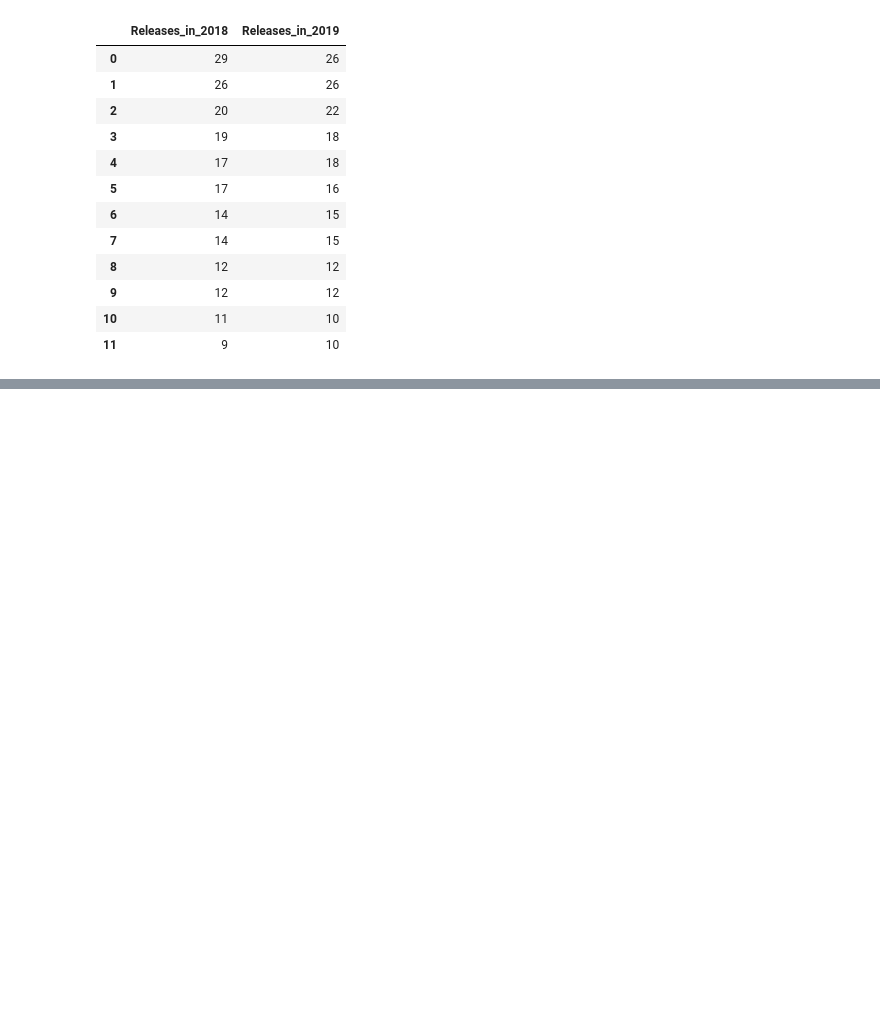
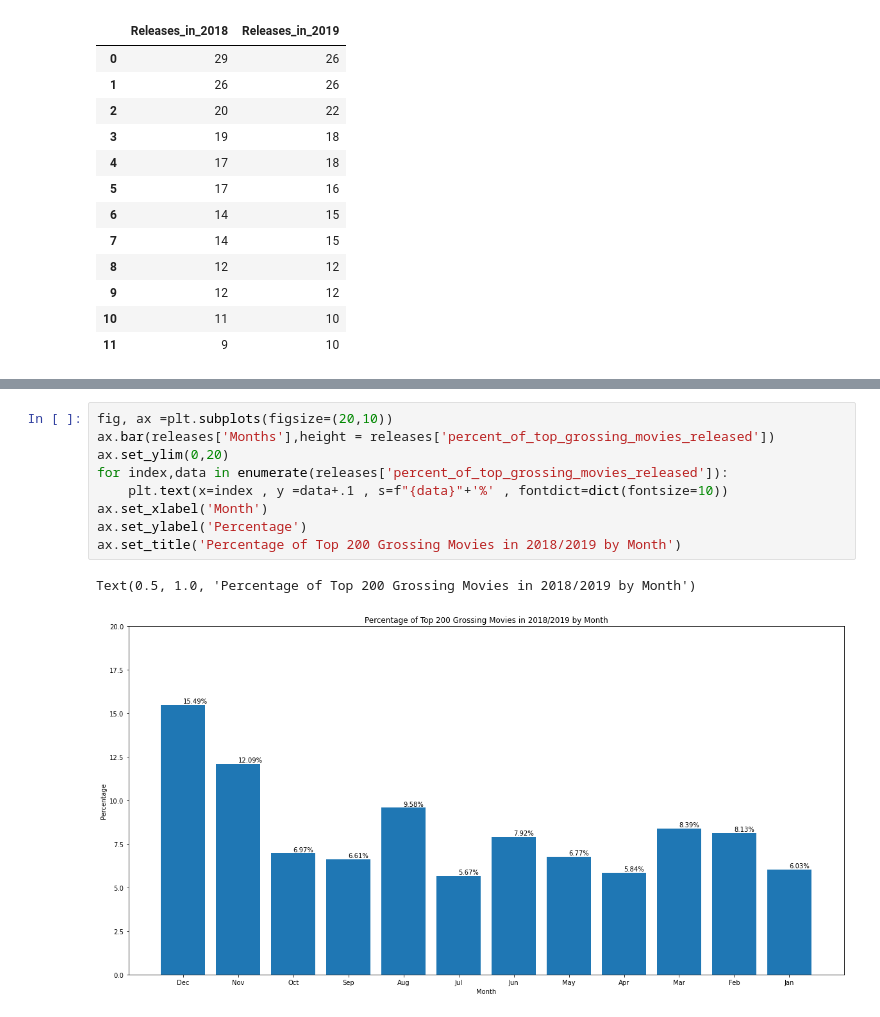
Before and after one commit to dmedd98/Group-4-Microsoft_Movie_Analysis, a Jupyter notebook: notebooks/bom_clean_ang.ipynb, the cells around one changed output, grey strips where cells are left out. Saved outputs shown, nothing was run; the diff lists cells and outputs as text; blank space fills up the shorter version.

```diff
--- a/notebooks/bom_clean_ang.ipynb
+++ b/notebooks/bom_clean_ang.ipynb
@@ -839,0 +919,12 @@ Name: Realease_Date, dtype: int64
+# %%
+fig, ax =plt.subplots(figsize=(20,10))
+ax.bar(releases['Months'],height = releases['percent_of_top_grossing_movies_released'])
+ax.set_ylim(0,20)
+for index,data in enumerate(releases['percent_of_top_grossing_movies_released']):
+    plt.text(x=index , y =data+.1 , s=f"{data}"+'%' , fontdict=dict(fontsize=10))
+ax.set_xlabel('Month')
+ax.set_ylabel('Percentage')
+ax.set_title('Percentage of Top 200 Grossing Movies in 2018/2019 by Month')
+# %% [output]
+Text(0.5, 1.0, 'Percentage of Top 200 Grossing Movies in 2018/2019 by Month')
+[figure, added]
```
Also changed, not shown: parts of 17 cells of this notebook, 2 other files.
